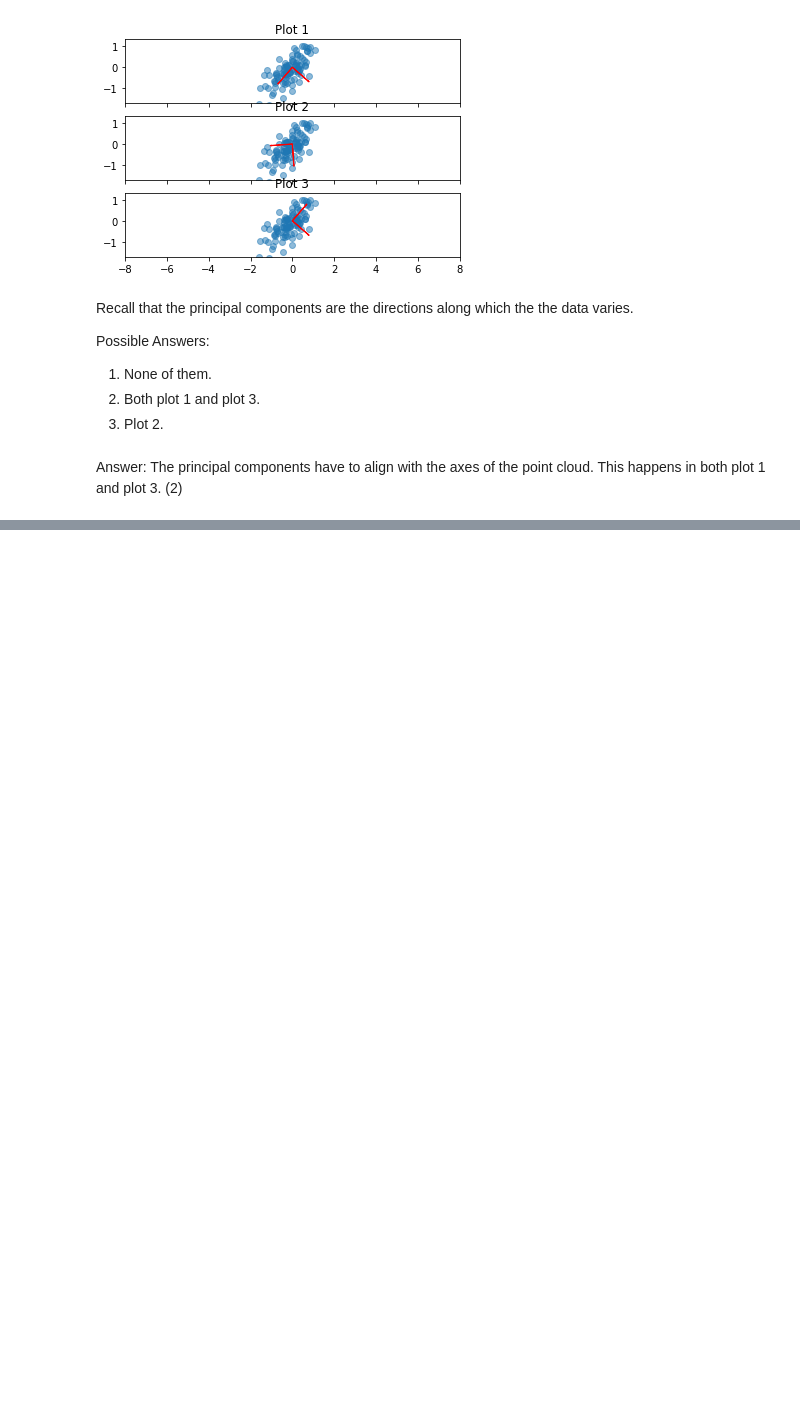
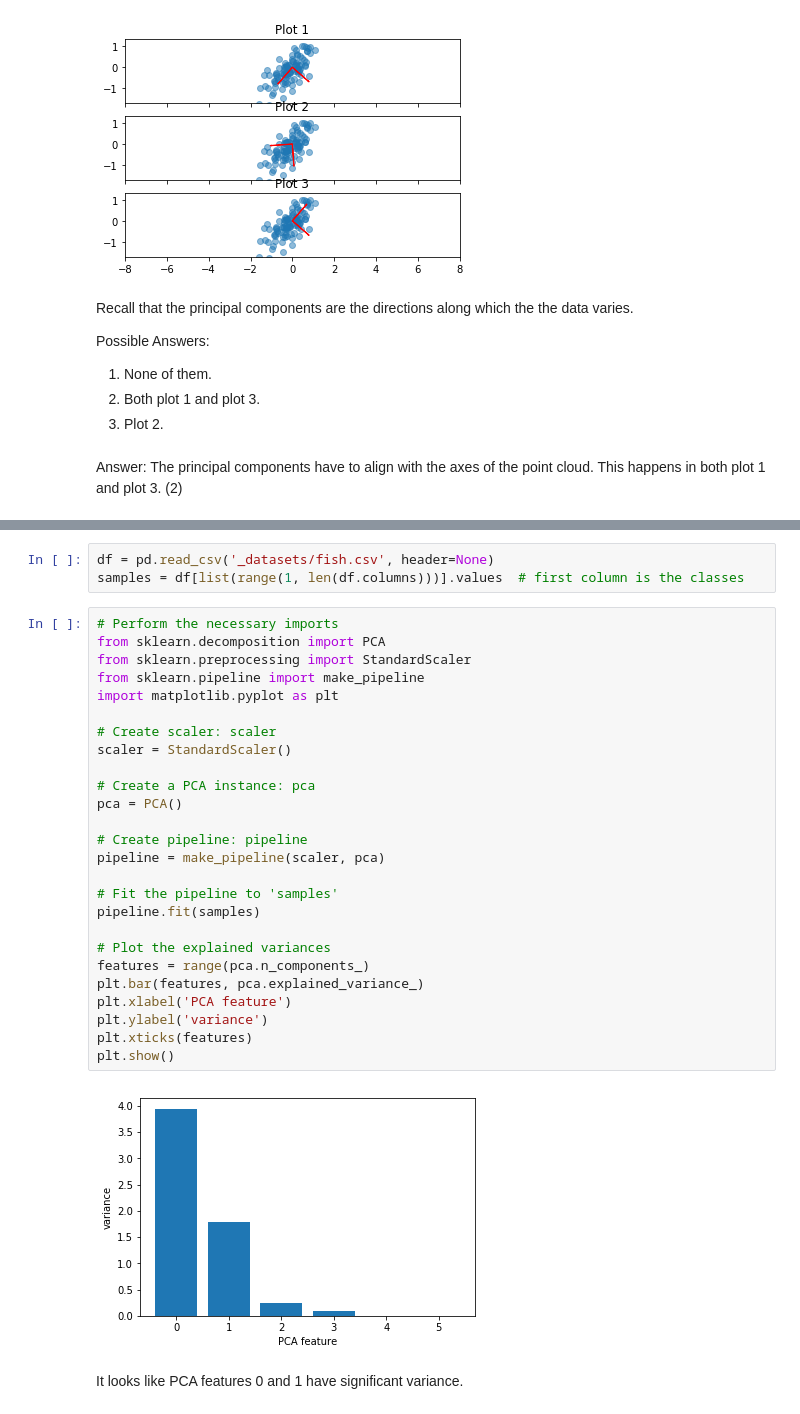
Before and after one commit to mitabunov/DataCamp_pony, a Jupyter notebook: 16_Unsupervised_Learning_in_Python/03_Decorrelating_your_data_and_dimension_reduction.ipynb, the cells around one changed output, grey strips where cells are left out. Drawn from its saved outputs; the diff is of its cells as text; blank space fills up the shorter version.

```diff
--- a/16_Unsupervised_Learning_in_Python/03_Decorrelating_your_data_and_dimension_reduction.ipynb
+++ b/16_Unsupervised_Learning_in_Python/03_Decorrelating_your_data_and_dimension_reduction.ipynb
@@ -139,0 +200,33 @@ Answer: The principal components have to align with the axes of the point cloud.
+# %%
+df = pd.read_csv('_datasets/fish.csv', header=None)
+samples = df[list(range(1, len(df.columns)))].values  # first column is the classes
+# %%
+# Perform the necessary imports
+from sklearn.decomposition import PCA
+from sklearn.preprocessing import StandardScaler
+from sklearn.pipeline import make_pipeline
+import matplotlib.pyplot as plt
+
+# Create scaler: scaler
+scaler = StandardScaler()
+
+# Create a PCA instance: pca
+pca = PCA()
+
+# Create pipeline: pipeline
+pipeline = make_pipeline(scaler, pca)
+
+# Fit the pipeline to 'samples'
+pipeline.fit(samples)
+
+# Plot the explained variances
+features = range(pca.n_components_)
+plt.bar(features, pca.explained_variance_)
+plt.xlabel('PCA feature')
+plt.ylabel('variance')
+plt.xticks(features)
+plt.show()
+# %% [output]
+[figure, added]
+# %% [markdown]
+It looks like PCA features 0 and 1 have significant variance.
```
Also changed, not shown: parts of 23 cells of this notebook, 2 other files.
